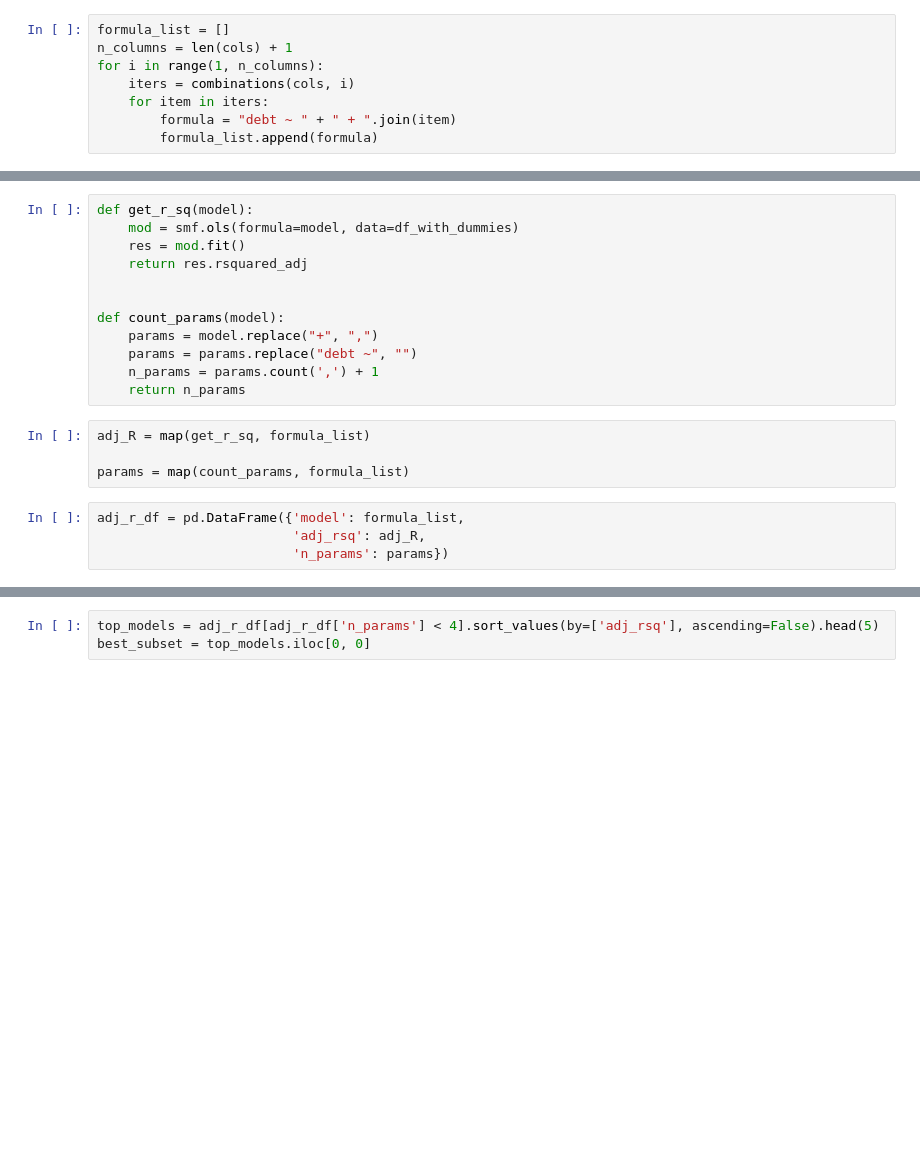
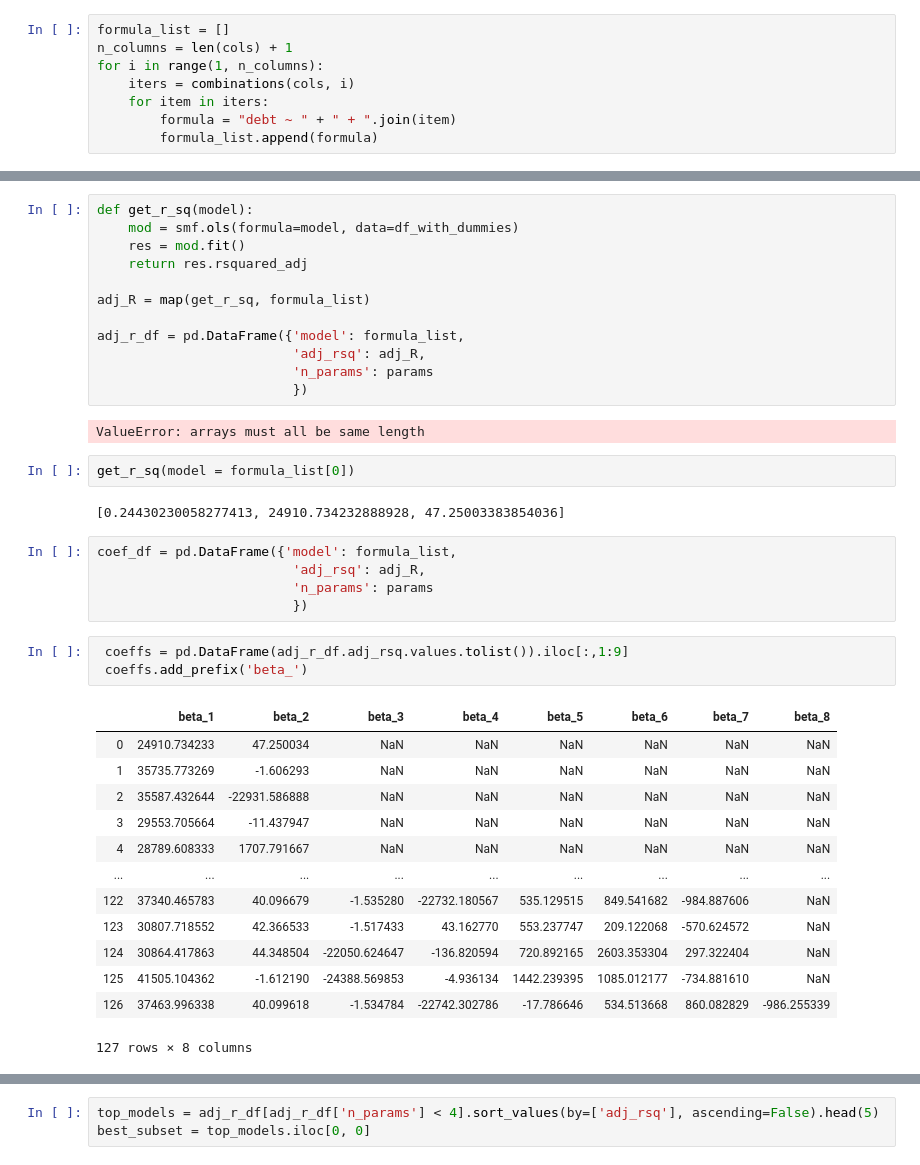
Before and after one commit to despresj/pythonChallenges, a Jupyter notebook: pandas/student_debt.ipynb, the cells around one changed output, grey strips where cells are left out. Drawn from its saved outputs; the diff is of its cells as text; blank space fills up the shorter version.

```diff
--- a/pandas/student_debt.ipynb
+++ b/pandas/student_debt.ipynb
@@ -61,19 +80,39 @@ def get_r_sq(model):
     res = mod.fit()
     return res.rsquared_adj
 
+adj_R = map(get_r_sq, formula_list)
 
-def count_params(model):
-    params = model.replace("+", ",")
-    params = params.replace("debt ~", "")
-    n_params = params.count(',') + 1
-    return n_params
+adj_r_df = pd.DataFrame({'model': formula_list,
+                         'adj_rsq': adj_R,
+                         'n_params': params
+                         })
+# %% [output]
+ValueError: arrays must all be same length
-# %%
-adj_R = map(get_r_sq, formula_list)
-
-params = map(count_params, formula_list)
+# %%
+get_r_sq(model = formula_list[0])
+# %% [output]
+[0.24430230058277413, 24910.734232888928, 47.25003383854036]
 # %%
-adj_r_df = pd.DataFrame({'model': formula_list,
+coef_df = pd.DataFrame({'model': formula_list,
                          'adj_rsq': adj_R,
-                         'n_params': params})
+                         'n_params': params
+                         })
+# %%
+ coeffs = pd.DataFrame(adj_r_df.adj_rsq.values.tolist()).iloc[:,1:9]
+ coeffs.add_prefix('beta_')
+# %% [output]
+|  | beta_1 | beta_2 | beta_3 | beta_4 | beta_5 | beta_6 | beta_7 | beta_8 |
+| 0 | 24910.734233 | 47.250034 | NaN | NaN | NaN | NaN | NaN | NaN |
+| 1 | 35735.773269 | -1.606293 | NaN | NaN | NaN | NaN | NaN | NaN |
+| 2 | 35587.432644 | -22931.586888 | NaN | NaN | NaN | NaN | NaN | NaN |
+| 3 | 29553.705664 | -11.437947 | NaN | NaN | NaN | NaN | NaN | NaN |
+| 4 | 28789.608333 | 1707.791667 | NaN | NaN | NaN | NaN | NaN | NaN |
+| ... | ... | ... | ... | ... | ... | ... | ... | ... |
+| 122 | 37340.465783 | 40.096679 | -1.535280 | -22732.180567 | 535.129515 | 849.541682 | -984.887606 | NaN |
+| 123 | 30807.718552 | 42.366533 | -1.517433 | 43.162770 | 553.237747 | 209.122068 | -570.624572 | NaN |
+| 124 | 30864.417863 | 44.348504 | -22050.624647 | -136.820594 | 720.892165 | 2603.353304 | 297.322404 | NaN |
+| 125 | 41505.104362 | -1.612190 | -24388.569853 | -4.936134 | 1442.239395 | 1085.012177 | -734.881610 | NaN |
+| 126 | 37463.996338 | 40.099618 | -1.534784 | -22742.302786 | -17.786646 | 534.513668 | 860.082829 | -986.255339 |
+127 rows × 8 columns
 # %%
 adj_r_df.sort_values(by=['adj_rsq'], ascending=False)
```
Also changed, not shown: parts of 7 cells of this notebook.
